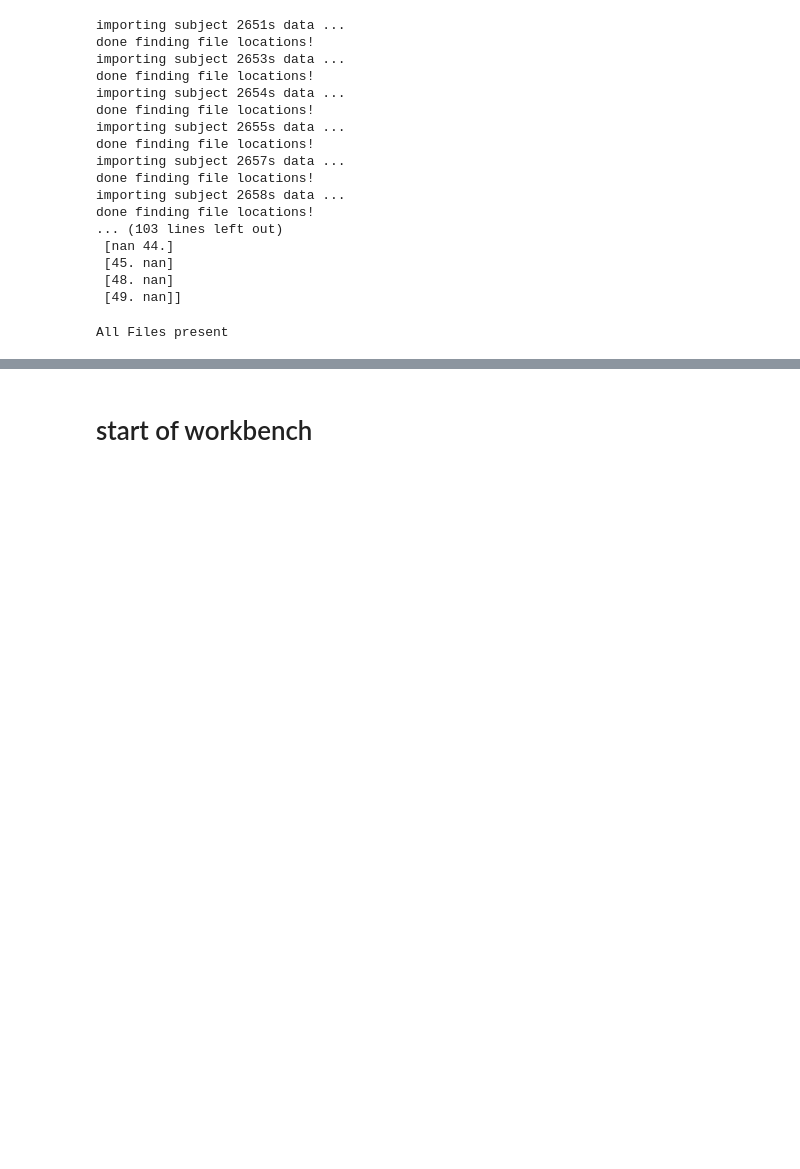
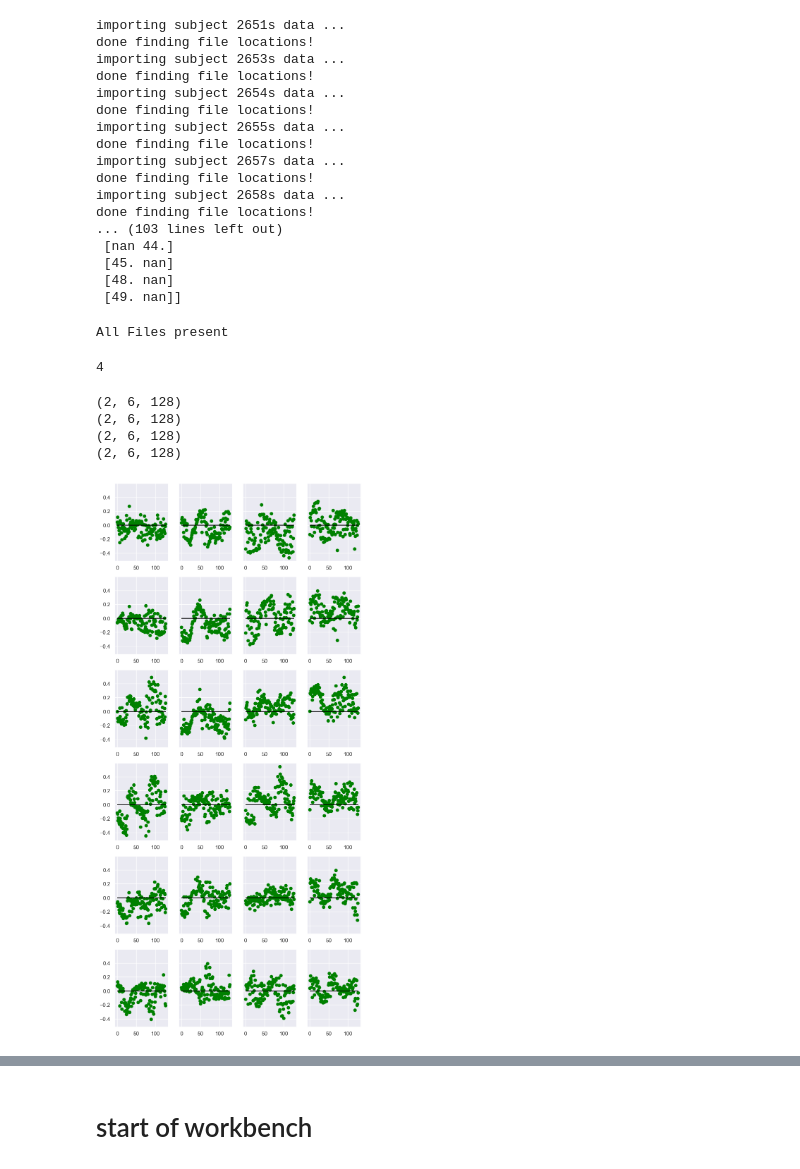
Before and after one commit to PatriciaNL/LTP_analysis, a Jupyter notebook: PythonScripts/ProcessingPipeline/TopoplotScripts/AvgTopoAvtivity.ipynb, the cells around one changed output, grey strips where cells are left out. Cells and saved outputs as stored; diff of their text form; code cells hidden in the pictures; blank space fills up the shorter version.

Commit message:
new topoplot for induciton resonse visualization

```diff
--- a/PythonScripts/ProcessingPipeline/TopoplotScripts/AvgTopoAvtivity.ipynb
+++ b/PythonScripts/ProcessingPipeline/TopoplotScripts/AvgTopoAvtivity.ipynb
@@ -238,0 +252,37 @@ def StoreData(SubjectNames,NumBins,NumChans)
+# %%
+print(len(SubjDataSet))
+# %% [output]
+4
+# %%
+store = []
+
+for sds in range(len(SubjDataSet)):
+    #Diffdf = np.zeros((NumBins,NumChans))
+
+    dfIn = np.array(SubjDataSet[sds]) # 2 x 6 x 128
+    print(dfIn.shape)
+
+    preVals = dfIn[0,:,:]
+    postVals = dfIn[1,:,:]
+
+    Diffdf = np.subtract(postVals,preVals)
+
+    store.append(Diffdf)
+# %% [output]
+(2, 6, 128)
+(2, 6, 128)
+(2, 6, 128)
+(2, 6, 128)
+# %%
+x_Chaxis = np.arange(0,NumChans,1)
+fig,axs = plt.subplots(6,4,figsize = ((9,20)), sharey= True)
+for hemiDiffs in range(4):
+    hemiData = np.array(store[hemiDiffs])
+    for b in range(NumBins):
+        axs[b,hemiDiffs].scatter(x_Chaxis, hemiData[b,:], color = 'green')
+        axs[b,hemiDiffs].hlines(0,xmin = 0,xmax = 128, color = 'black')
+
+
+# print(store[0].shape)
+# %% [output]
+[figure, added]
```
Also changed, not shown: parts of 8 cells of this notebook.
